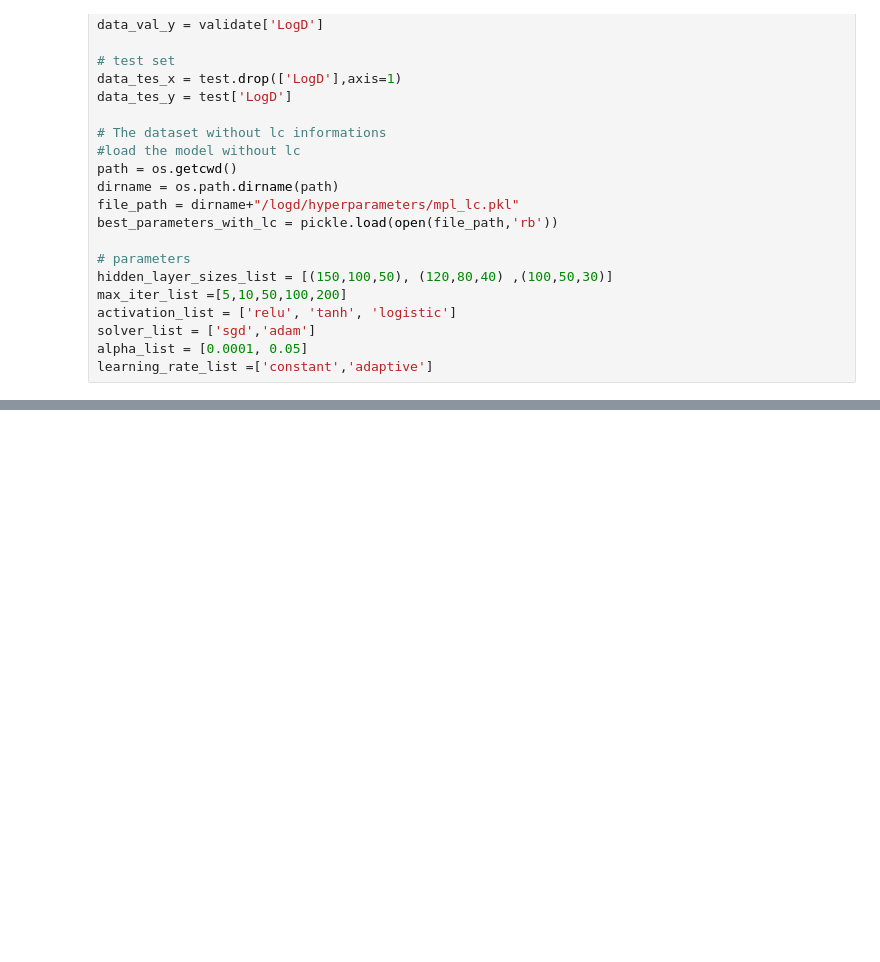
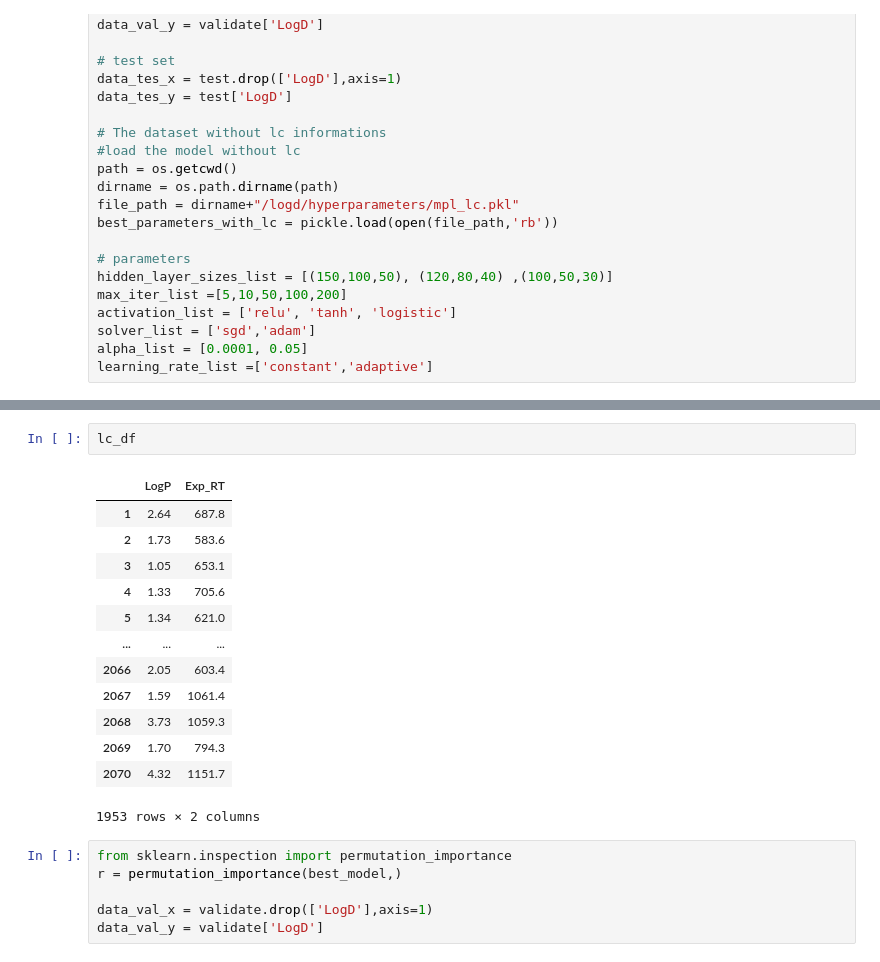
Before and after one commit to jamesleocodes/p_chem_CEVR, a Jupyter notebook: logD/lc_mlp.ipynb, the cells around one changed output, grey strips where cells are left out. Cells and saved outputs as stored; diff of their text form; blank space fills up the shorter version.

```diff
--- a/logD/lc_mlp.ipynb
+++ b/logD/lc_mlp.ipynb
@@ -169,0 +223,22 @@ plt.show()
+# %%
+lc_df
+# %% [output]
+|  | LogP | Exp_RT |
+| 1 | 2.64 | 687.8 |
+| 2 | 1.73 | 583.6 |
+| 3 | 1.05 | 653.1 |
+| 4 | 1.33 | 705.6 |
+| 5 | 1.34 | 621.0 |
+| ... | ... | ... |
+| 2066 | 2.05 | 603.4 |
+| 2067 | 1.59 | 1061.4 |
+| 2068 | 3.73 | 1059.3 |
+| 2069 | 1.70 | 794.3 |
+| 2070 | 4.32 | 1151.7 |
+1953 rows × 2 columns
+# %%
+from sklearn.inspection import permutation_importance
+r = permutation_importance(best_model,)
+
+data_val_x = validate.drop(['LogD'],axis=1)
+data_val_y = validate['LogD']
```
Also changed, not shown: parts of 4 cells of this notebook.
